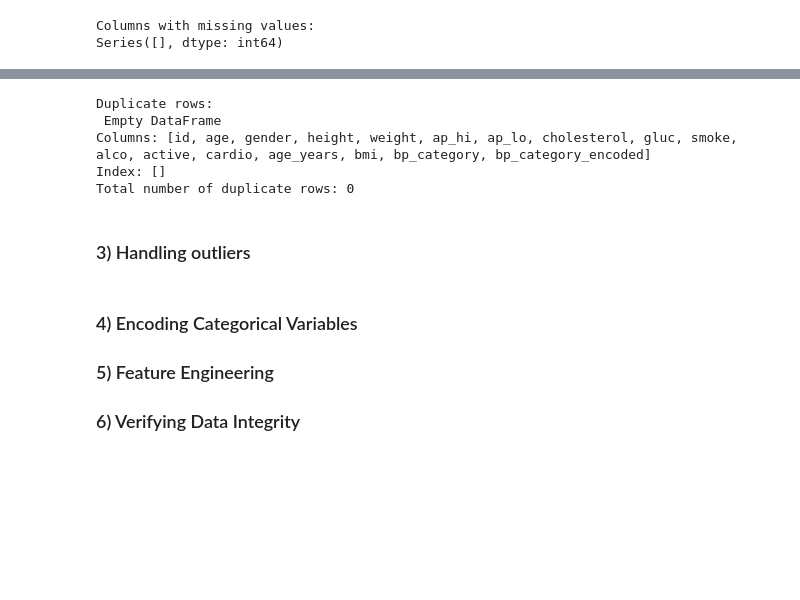
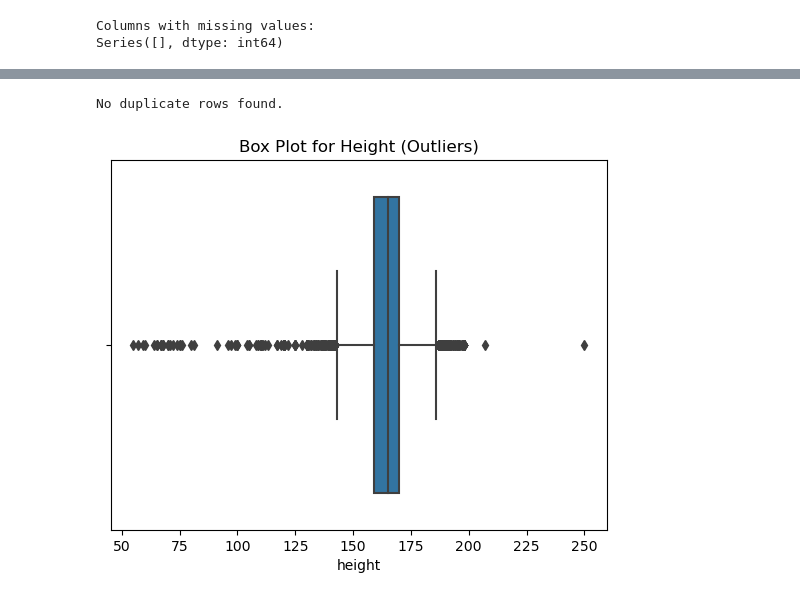
Before and after one commit to ch-nisar89/machine-learning-approaches-for-cardiovascular-disease-prediction, a Jupyter notebook: Cardiovascular Disease Prediction Using Clustering and Logistic Regression.ipynb, the cells around one changed output, grey strips where cells are left out. Saved outputs shown, nothing was run; the diff lists cells and outputs as text; code cells hidden in the pictures; blank space fills up the shorter version.

```diff
--- a/Cardiovascular Disease Prediction Using Clustering and Logistic Regression.ipynb
+++ b/Cardiovascular Disease Prediction Using Clustering and Logistic Regression.ipynb
@@ -85,18 +111,0 @@ dtype: int64
-# %%
-# Check for duplicate rows in the entire DataFrame
-duplicate_rows = df.duplicated()
-
-# Print the rows that are duplicates
-print("Duplicate rows:\n", df[duplicate_rows])
-
-# Count the total number of duplicate rows
-total_duplicates = df.duplicated().sum()
-print("Total number of duplicate rows:", total_duplicates)
-# %% [output]
-Duplicate rows:
- Empty DataFrame
-Columns: [id, age, gender, height, weight, ap_hi, ap_lo, cholesterol, gluc, smoke, alco, active, cardio, age_years, bmi, bp_category, bp_category_encoded]
-Index: []
-Total number of duplicate rows: 0
-# %% [markdown]
-### 3) Handling outliers
@@ -105,4 +112,19 @@ Total number of duplicate rows: 0
-# %% [markdown]
-### 4) Encoding Categorical Variables
-### 5) Feature Engineering
-### 6) Verifying Data Integrity
+# %%
+# Identify duplicate rows
+duplicate_rows = df[df.duplicated()]
+
+# Display duplicate rows, if any
+if not duplicate_rows.empty:
+    print("Duplicate Rows:")
+    print(duplicate_rows)
+else:
+    print("No duplicate rows found.")
+# %% [output]
+No duplicate rows found.
+# %%
+# Visualize outliers using a box plot
+sns.boxplot(x=df['height'])
+plt.title('Box Plot for Height (Outliers)')
+plt.show()
+# %% [output]
+[figure, added]
```
Also changed, not shown: parts of 34 cells of this notebook.
